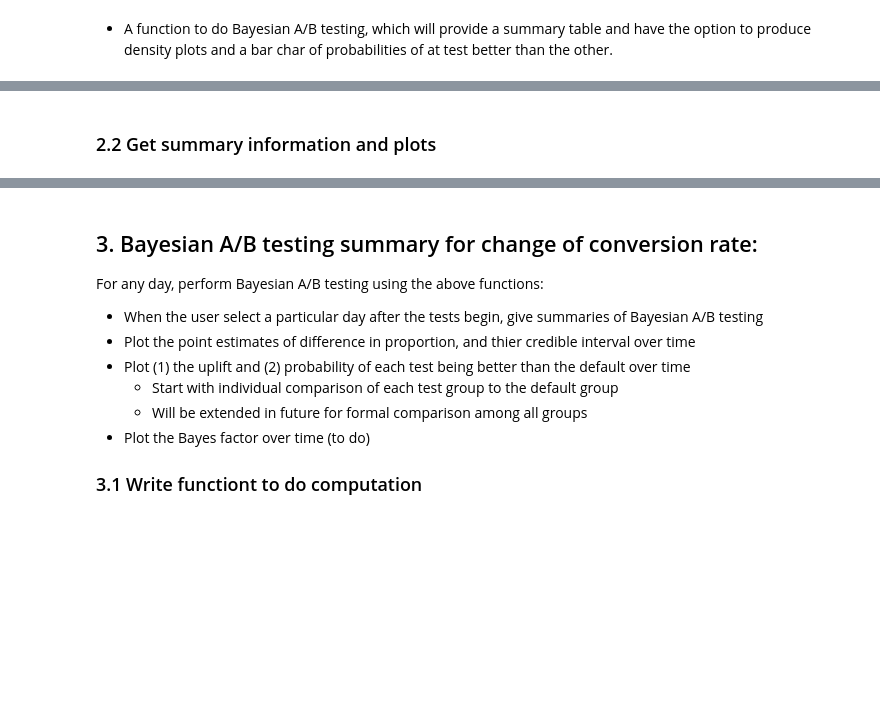
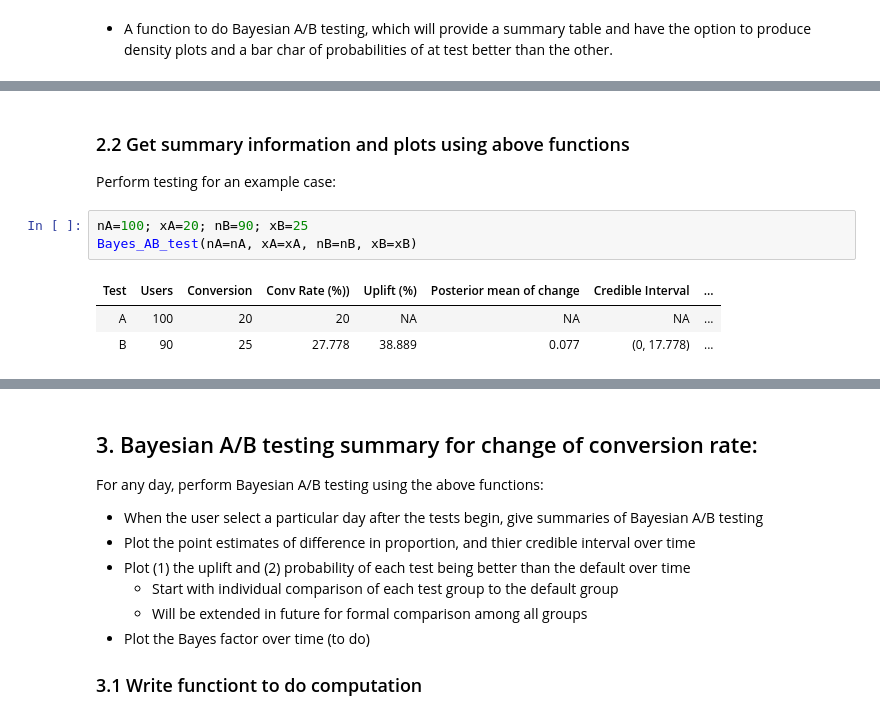
Before and after one commit to tukichen/Bayesian_AB_testing, a Jupyter notebook: Bayesian_AB_testing.ipynb, the cells around one changed output, grey strips where cells are left out. Drawn from its saved outputs; the diff is of its cells as text; blank space fills up the shorter version.

```diff
--- a/Bayesian_AB_testing.ipynb
+++ b/Bayesian_AB_testing.ipynb
@@ -462,4 +474,12 @@ Bayes_AB_test <- function(nA, xA, nB, xB,
 
 }
 # %% [markdown]
-### 2.2 Get summary information and plots
+### 2.2 Get summary information and plots using above functions
+Perform testing for an example case:
+# %%
+nA=100; xA=20; nB=90; xB=25
+Bayes_AB_test(nA=nA, xA=xA, nB=nB, xB=xB)
+# %% [output]
+| Test | Users | Conversion | Conv Rate (%)) | Uplift (%) | Posterior mean of change | Credible Interval | ... |
+| A | 100 | 20 | 20 | NA | NA | NA | ... |
+| B | 90 | 25 | 27.778 | 38.889 | 0.077 | (0, 17.778) | ... |
```
Also changed, not shown: parts of 20 cells of this notebook, 3 other files.
